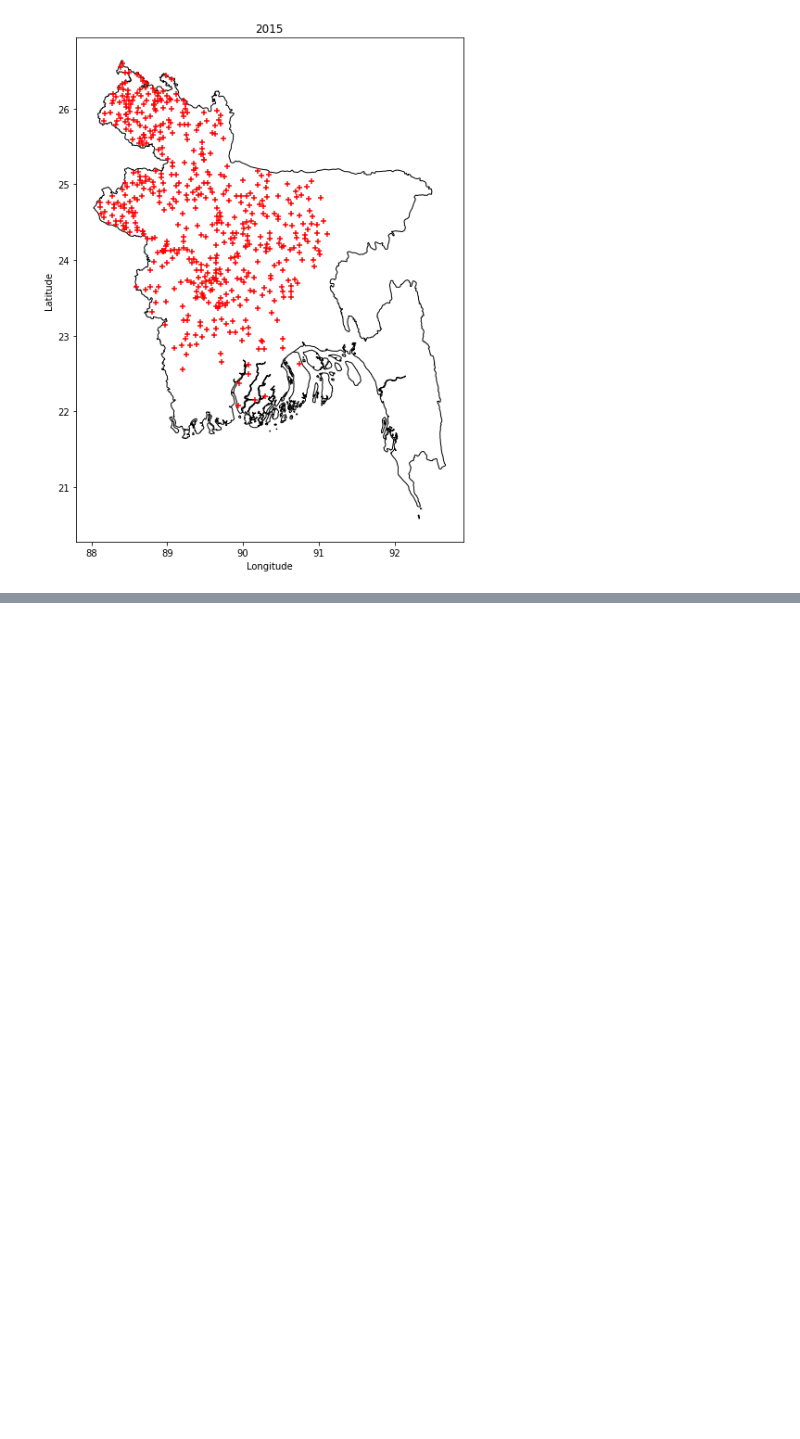
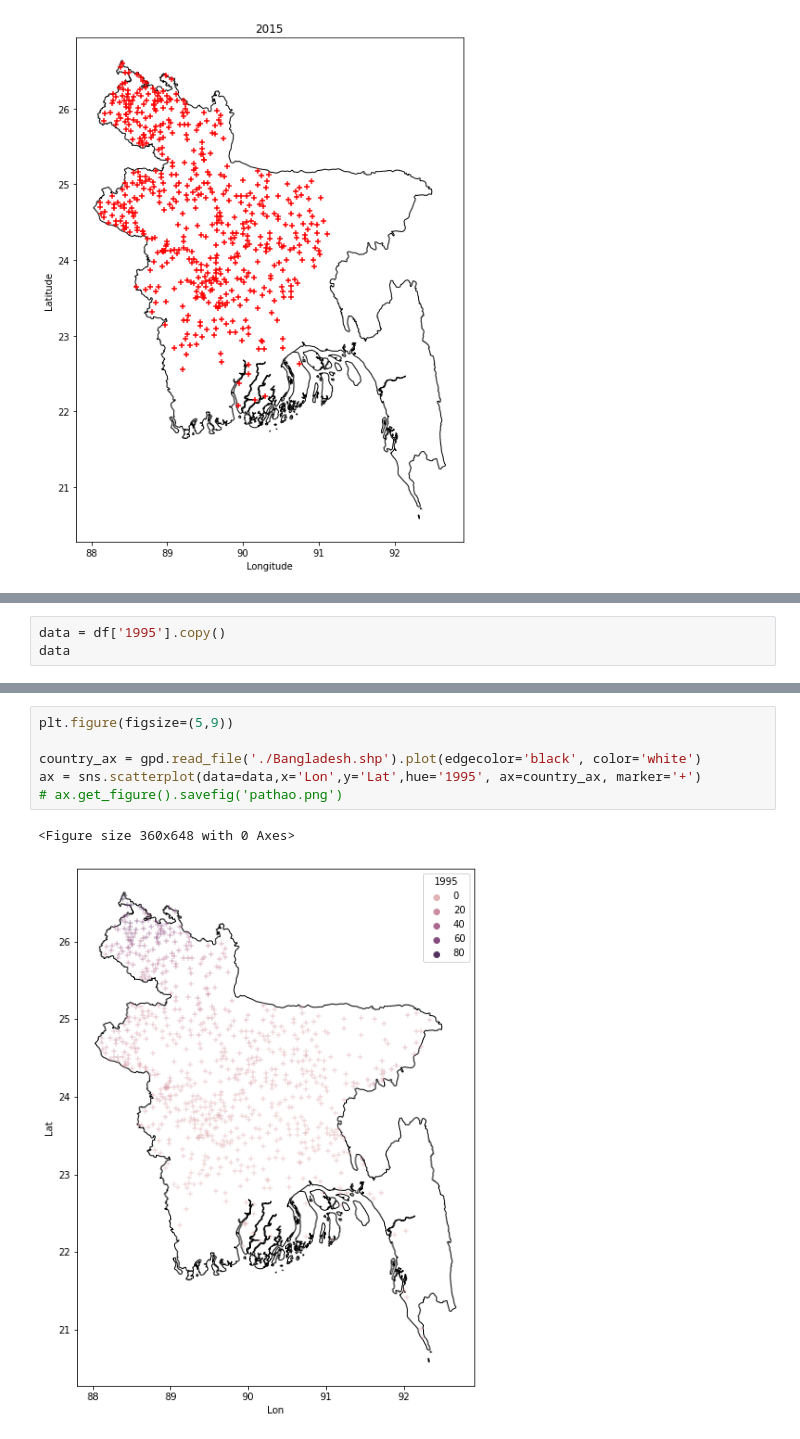
Before and after one commit to s-shifat/geo-data-analysis-practice, a Jupyter notebook: well_data_analysis.ipynb, the cells around one changed output, grey strips where cells are left out. Saved outputs shown, nothing was run; the diff lists cells and outputs as text; blank space fills up the shorter version.

Commit message:
one possible solution to classify and plot ranged well data on Bangladesh map

```diff
--- a/well_data_analysis.ipynb
+++ b/well_data_analysis.ipynb
@@ -140,0 +166,3 @@ figures
+# %%
+data = df['1995'].copy()
+data
@@ -140,0 +183,9 @@ figures
+# %%
+plt.figure(figsize=(5,9))
+
+country_ax = gpd.read_file('./Bangladesh.shp').plot(edgecolor='black', color='white')
+ax = sns.scatterplot(data=data,x='Lon',y='Lat',hue='1995', ax=country_ax, marker='+')
+# ax.get_figure().savefig('pathao.png')
+# %% [output]
+<Figure size 360x648 with 0 Axes>
+[figure, added]
```
Also changed, not shown: parts of 6 cells of this notebook, 7 other files.
